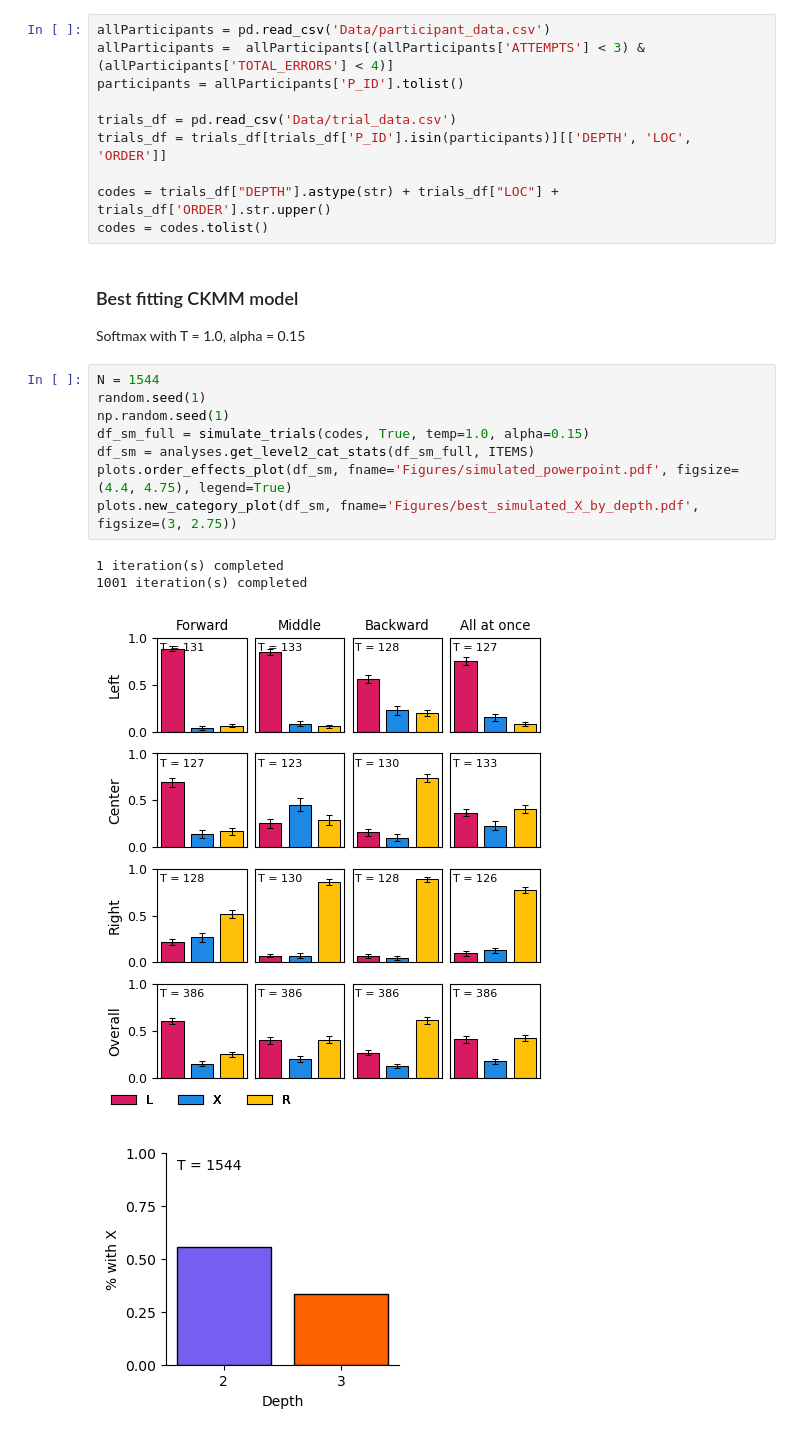
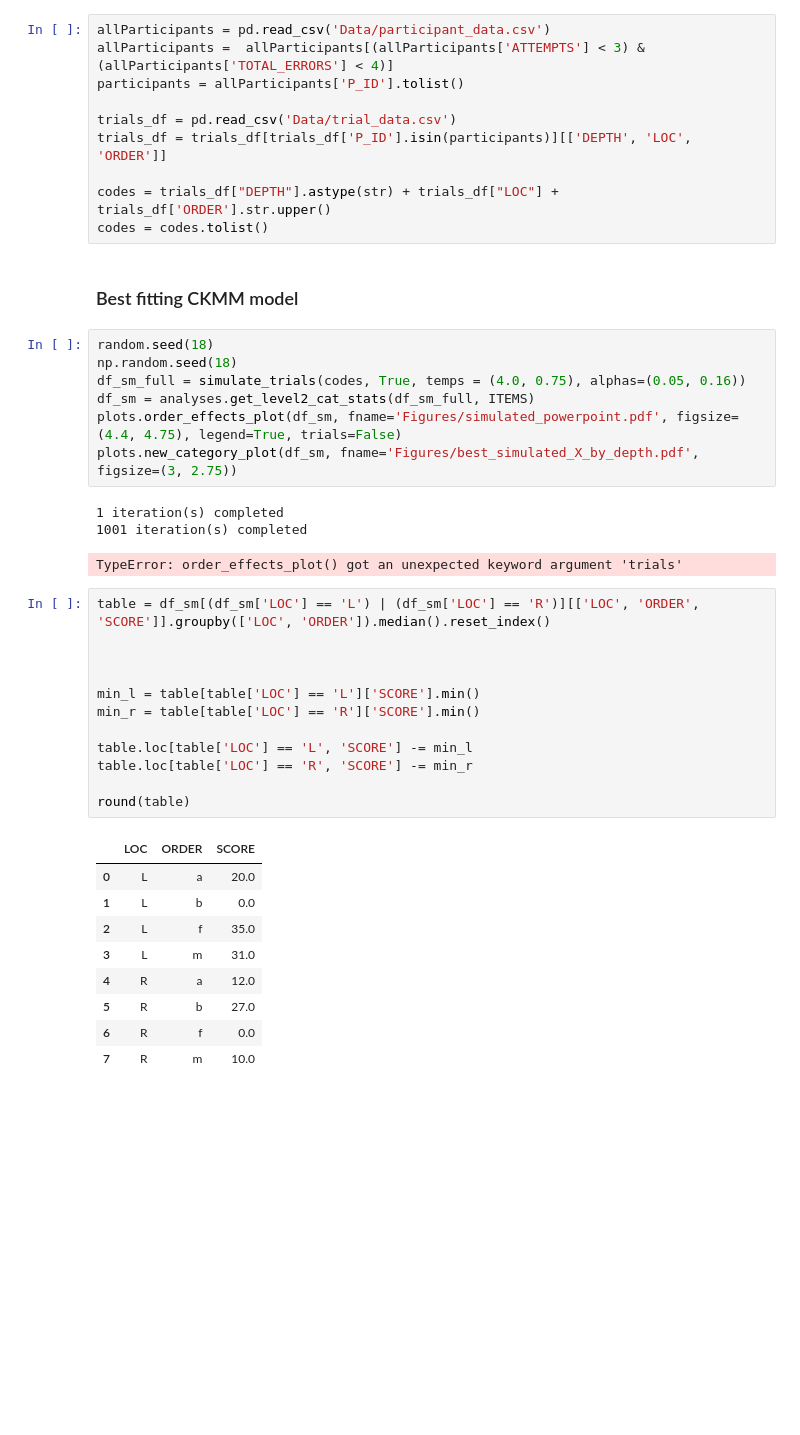
Before and after one commit to katie-warburton/Sequence-Effects-in-Hierarchical-Category-Systems, a Jupyter notebook: Order Effect Simulations.ipynb, the cells around one changed output. Cells and saved outputs as stored; diff of their text form; blank space fills up the shorter version.

```diff
--- a/Order Effect Simulations.ipynb
+++ b/Order Effect Simulations.ipynb
@@ -112,20 +115,39 @@ codes = trials_df["DEPTH"].astype(str) + trials_df["LOC"] + trials_df['ORDER'].s
 codes = codes.tolist()
 # %% [markdown]
 ### Best fitting CKMM model
-Softmax with T = 1.0, alpha = 0.15
 # %%
-N = 1544
-random.seed(1)
-np.random.seed(1)
-df_sm_full = simulate_trials(codes, True, temp=1.0, alpha=0.15)
+random.seed(18)
+np.random.seed(18)
+df_sm_full = simulate_trials(codes, True, temps = (4.0, 0.75), alphas=(0.05, 0.16))
 df_sm = analyses.get_level2_cat_stats(df_sm_full, ITEMS)
-plots.order_effects_plot(df_sm, fname='Figures/simulated_powerpoint.pdf', figsize=(4.4, 4.75), legend=True)
+plots.order_effects_plot(df_sm, fname='Figures/simulated_powerpoint.pdf', figsize=(4.4, 4.75), legend=True, trials=False)
 plots.new_category_plot(df_sm, fname='Figures/best_simulated_X_by_depth.pdf', figsize=(3, 2.75))
 # %% [output]
 1 iteration(s) completed
 1001 iteration(s) completed
-[figure, removed]
-[figure, removed]
+TypeError: order_effects_plot() got an unexpected keyword argument 'trials'
+# %%
+table = df_sm[(df_sm['LOC'] == 'L') | (df_sm['LOC'] == 'R')][['LOC', 'ORDER', 'SCORE']].groupby(['LOC', 'ORDER']).median().reset_index()
+
+
+
+min_l = table[table['LOC'] == 'L']['SCORE'].min()
+min_r = table[table['LOC'] == 'R']['SCORE'].min()
+
+table.loc[table['LOC'] == 'L', 'SCORE'] -= min_l
+table.loc[table['LOC'] == 'R', 'SCORE'] -= min_r
+
+round(table)
+# %% [output]
+|  | LOC | ORDER | SCORE |
+| 0 | L | a | 20.0 |
+| 1 | L | b | 0.0 |
+| 2 | L | f | 35.0 |
+| 3 | L | m | 31.0 |
+| 4 | R | a | 12.0 |
+| 5 | R | b | 27.0 |
+| 6 | R | f | 0.0 |
+| 7 | R | m | 10.0 |
 # %%
 print(round(df_sm[['DEPTH', 'HAS_X']].groupby(['DEPTH']).mean().reset_index(), 4))
 # %% [output]
```
Also changed, not shown: parts of 5 cells of this notebook, 12 other files.
